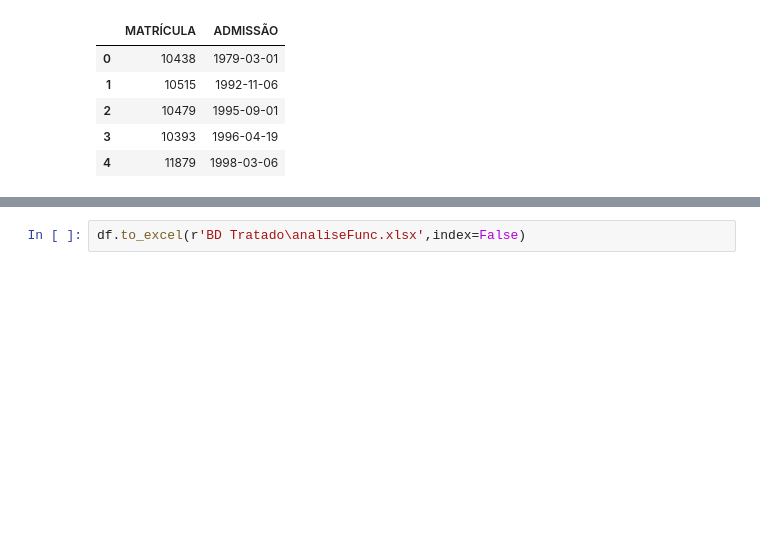
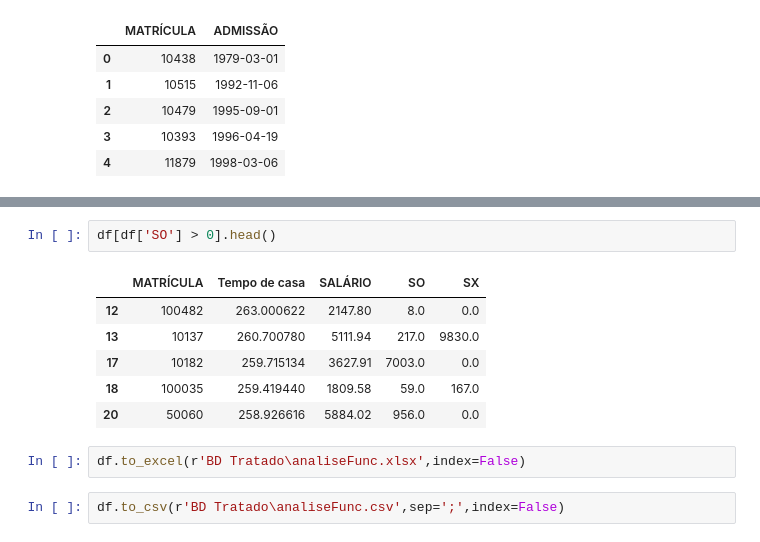
Before and after one commit to GDods/HachathonFiap, a Jupyter notebook: AnaliseSO.ipynb, the cells around one changed output, grey strips where cells are left out. Saved outputs shown, nothing was run; the diff lists cells and outputs as text; blank space fills up the shorter version.

```diff
--- a/AnaliseSO.ipynb
+++ b/AnaliseSO.ipynb
@@ -152,2 +162,13 @@ df.head()
+# %%
+df[df['SO'] > 0].head()
+# %% [output]
+|  | MATRÍCULA | Tempo de casa | SALÁRIO | SO | SX |
+| 12 | 100482 | 263.000622 | 2147.80 | 8.0 | 0.0 |
+| 13 | 10137 | 260.700780 | 5111.94 | 217.0 | 9830.0 |
+| 17 | 10182 | 259.715134 | 3627.91 | 7003.0 | 0.0 |
+| 18 | 100035 | 259.419440 | 1809.58 | 59.0 | 167.0 |
+| 20 | 50060 | 258.926616 | 5884.02 | 956.0 | 0.0 |
 # %%
 df.to_excel(r'BD Tratado\analiseFunc.xlsx',index=False)
+# %%
+df.to_csv(r'BD Tratado\analiseFunc.csv',sep=';',index=False)
```
Also changed, not shown: parts of 6 cells of this notebook, 10 other files.
